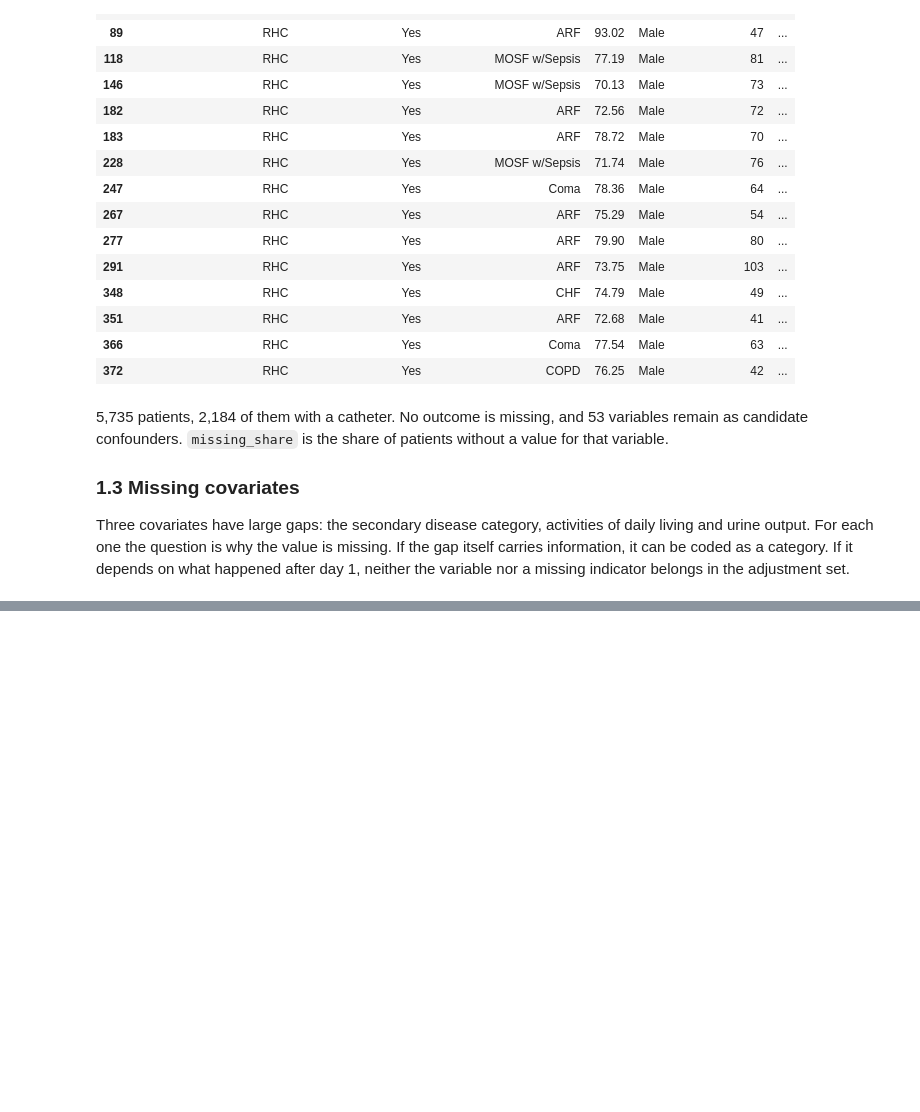
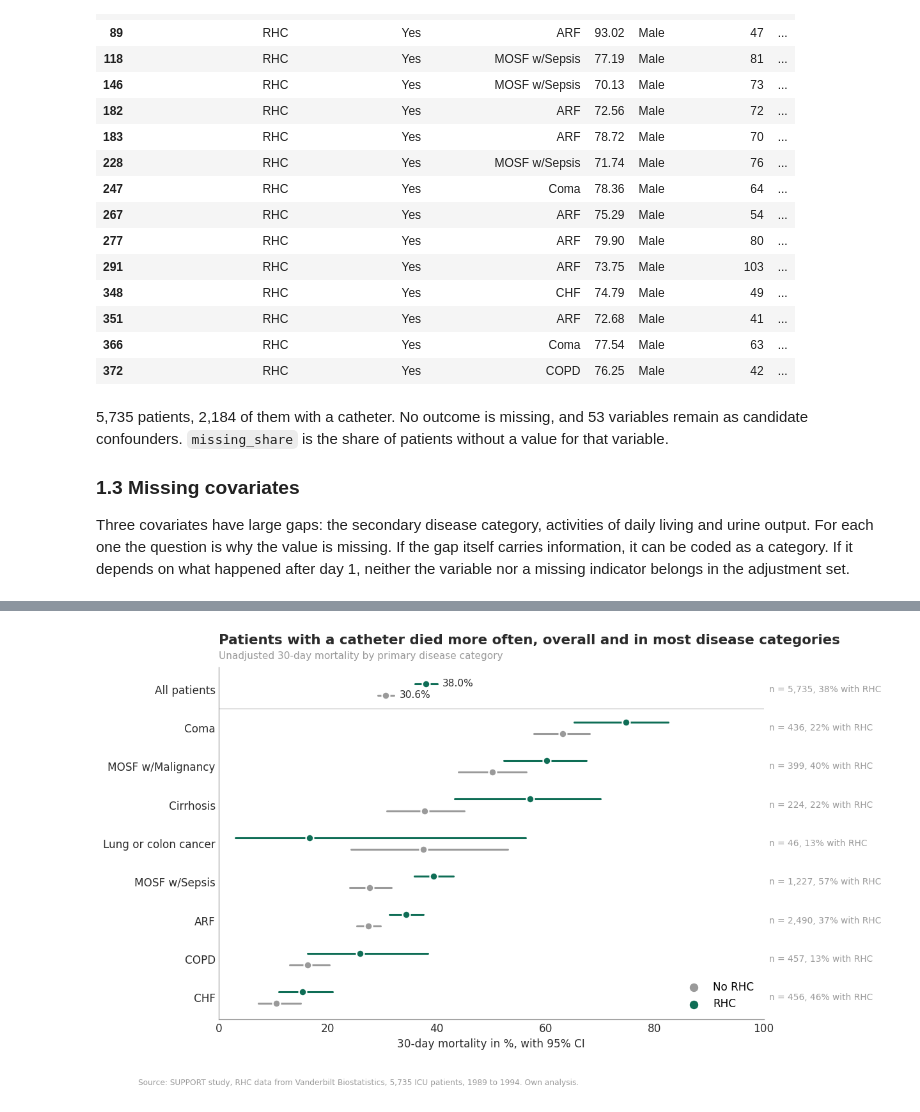
Before and after one commit to JananthanU/causal-inference-heart-catheter-mortality, a Jupyter notebook: notebooks/rhc_causal_ml_pipeline.ipynb, the cells around one changed output, grey strips where cells are left out. Drawn from its saved outputs; the diff is of its cells as text; code cells hidden in the pictures; blank space fills up the shorter version.

```diff
--- a/notebooks/rhc_causal_ml_pipeline.ipynb
+++ b/notebooks/rhc_causal_ml_pipeline.ipynb
@@ -321,0 +440,66 @@ Covariates: 51, missing values left: 0
+# %%
+# [CONCEPT] Unadjusted 30-day mortality by treatment, overall and by disease category
+# [WHY]     Shows the raw gap that the later steps have to explain, and where catheters were used
+
+def pct_ci(y):
+    """Share in % with a Wilson 95% CI, which stays between 0 and 100 also for small groups."""
+    # p = share who died, m = number of patients in the group, z = 1.96 for a 95% interval
+    p, m, z = y.mean(), len(y), Z_CRIT
+    # The Wilson interval shifts its centre slightly towards 50% and is therefore never below 0
+    # or above 100. The simple formula p ± 1.96 × SE can fall below 0 in small groups.
+    center = (p + z**2 / (2 * m)) / (1 + z**2 / m)
+    half = z * np.sqrt(p * (1 - p) / m + z**2 / (4 * m**2)) / (1 + z**2 / m)
+    # Returns three numbers in %: estimate, lower bound, upper bound
+    return 100 * p, 100 * (center - half), 100 * (center + half)
+
+
+# Lung cancer (39 patients) and colon cancer (7) are too small on their own, so they share one row.
+# Only for this figure, the data keep both categories.
+category = df["cat1"].replace({"Lung Cancer": "Lung or colon cancer", "Colon Cancer": "Lung or colon cancer"}).to_numpy()
+
+# Sort the categories by overall mortality, highest first, so the figure reads from top to bottom
+order = pd.Series(Y).groupby(category).mean().sort_values(ascending=False).index
+
+# One True/False mask per row: "All patients" is True for everyone, each category only for its patients.
+# The ** unpacks the category masks into the same dictionary after "All patients".
+groups = {"All patients": np.ones(n, dtype=bool), **{c: category == c for c in order}}
+
+fig, ax = plt.subplots(figsize=(10, 6.5))
+for i, (name, mask) in enumerate(groups.items()):
+    # Matplotlib counts rows from the bottom, so the first group gets the highest row number
+    row = len(groups) - 1 - i
+
+    # Two points per row: without catheter in grey slightly below, with catheter in teal slightly above
+    for w, color, shift in [(0, GREY, -0.15), (1, ACCENT, 0.15)]:
+        # mask & (W == w): patients of this group with (w = 1) or without (w = 0) a catheter
+        est, lo, hi = pct_ci(Y[mask & (W == w)])
+        ax.plot([lo, hi], [row + shift] * 2, color=color, lw=2, solid_capstyle="round")              # interval as line
+        ax.scatter(est, row + shift, color=color, s=60, zorder=3, edgecolor="white", linewidth=1.5)  # estimate as dot
+        # Write the value only in the top row, to keep the figure uncluttered
+        if name == "All patients":
+            ax.text(hi + 1, row + shift, f"{est:.1f}%", va="center", fontsize=10, color=DARK)
+
+    # Right of the plot: group size and share with a catheter.
+    # get_yaxis_transform: x in axis units (1.01 = just right of the plot), y in data units (the row)
+    ax.text(1.01, row, f"n = {mask.sum():,}, {100 * W[mask].mean():.0f}% with RHC",
+            transform=ax.get_yaxis_transform(), va="center", fontsize=9, color=GREY)
+
+# Thin line that separates "All patients" from the categories
+ax.axhline(len(groups) - 1.5, color=LIGHT, lw=1)
+
+# Axes: group names on the y-axis, mortality from 0 to 100% on the x-axis
+ax.set_yticks(range(len(groups))[::-1], labels=list(groups))
+ax.set_xlim(0, 100)
+ax.set_xlabel("30-day mortality in %, with 95% CI")
+
+# Legend: two invisible dummy points that only carry the colour and the label
+ax.scatter([], [], color=GREY, s=60, label="No RHC")
+ax.scatter([], [], color=ACCENT, s=60, label="RHC")
+ax.legend(loc="lower right", frameon=False)
+
+# Title, subtitle and source line (helper functions from the setup), then save to figures/
+titles(ax, "Patients with a catheter died more often, overall and in most disease categories",
+       "Unadjusted 30-day mortality by primary disease category")
+save(fig, "fig01_mortality_by_group")
+# %% [output]
+[figure, added]
```
Also changed, not shown: parts of 77 cells of this notebook, 26 other files.
